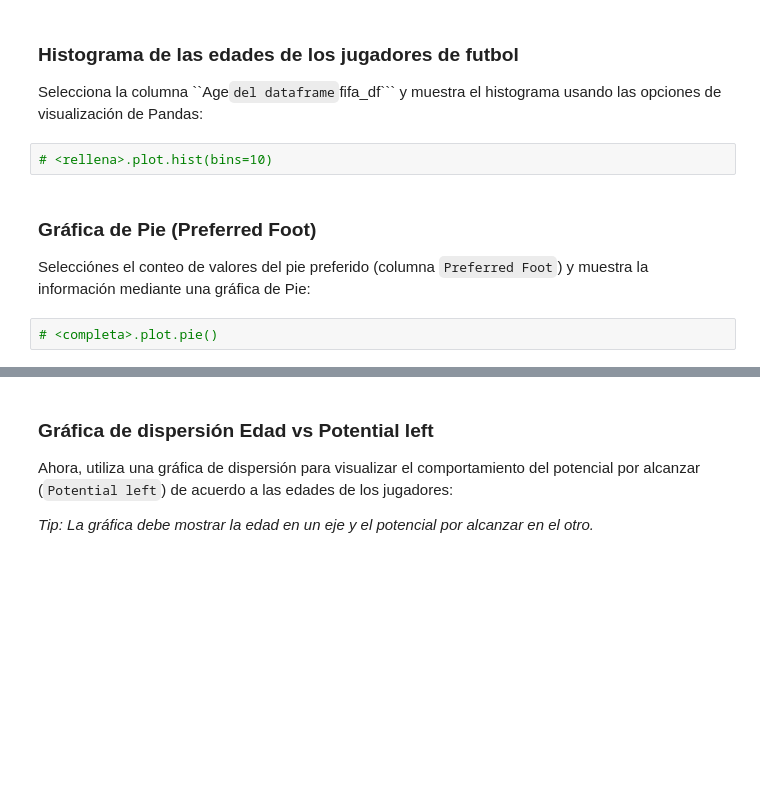
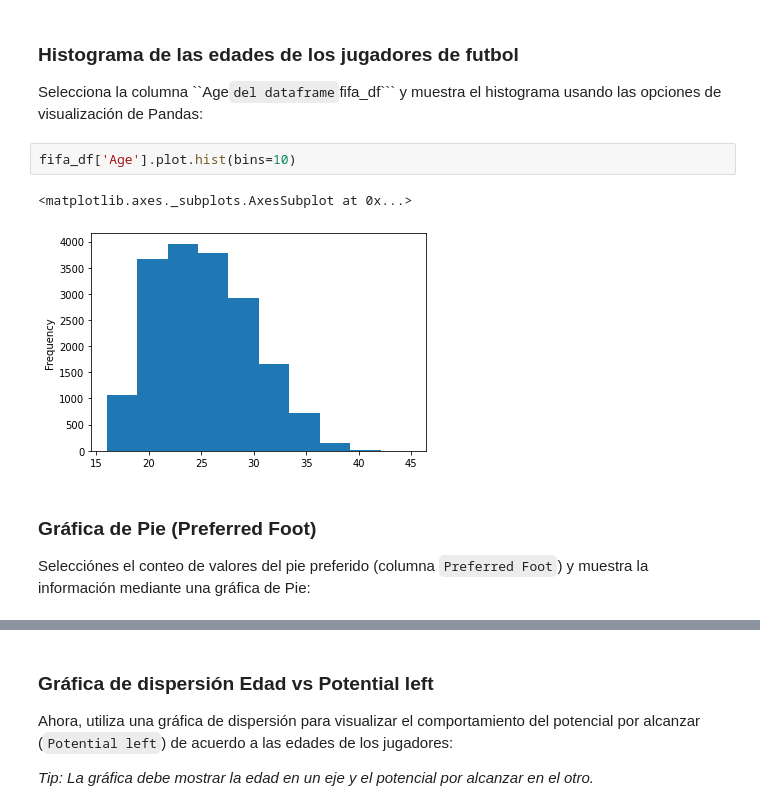
Before and after one commit to Yair0/Aprendizaje_Maquina, a Jupyter notebook: Parcial1/02_Practica3_Pandas.ipynb, the cells around one changed output, grey strips where cells are left out. Drawn from its saved outputs; the diff is of its cells as text; blank space fills up the shorter version.

````diff
--- a/Parcial1/02_Practica3_Pandas.ipynb
+++ b/Parcial1/02_Practica3_Pandas.ipynb
@@ -469,10 +469,11 @@ Utiliza las opciones de visualización de Pandas.
 
 Selecciona la columna ``Age``` del dataframe ```fifa_df``` y muestra el histograma usando las opciones de visualización de Pandas:
 # %%
-# <rellena>.plot.hist(bins=10)
+fifa_df['Age'].plot.hist(bins=10)
+# %% [output]
+<matplotlib.axes._subplots.AxesSubplot at 0x...>
+[figure, added]
 # %% [markdown]
 ### Gráfica de Pie (Preferred Foot)
 
 Selecciónes el conteo de valores del pie preferido (columna ```Preferred Foot```) y muestra la información mediante una gráfica de Pie:
-# %%
-# <completa>.plot.pie()
````
Also changed, not shown: parts of 3 cells of this notebook.
